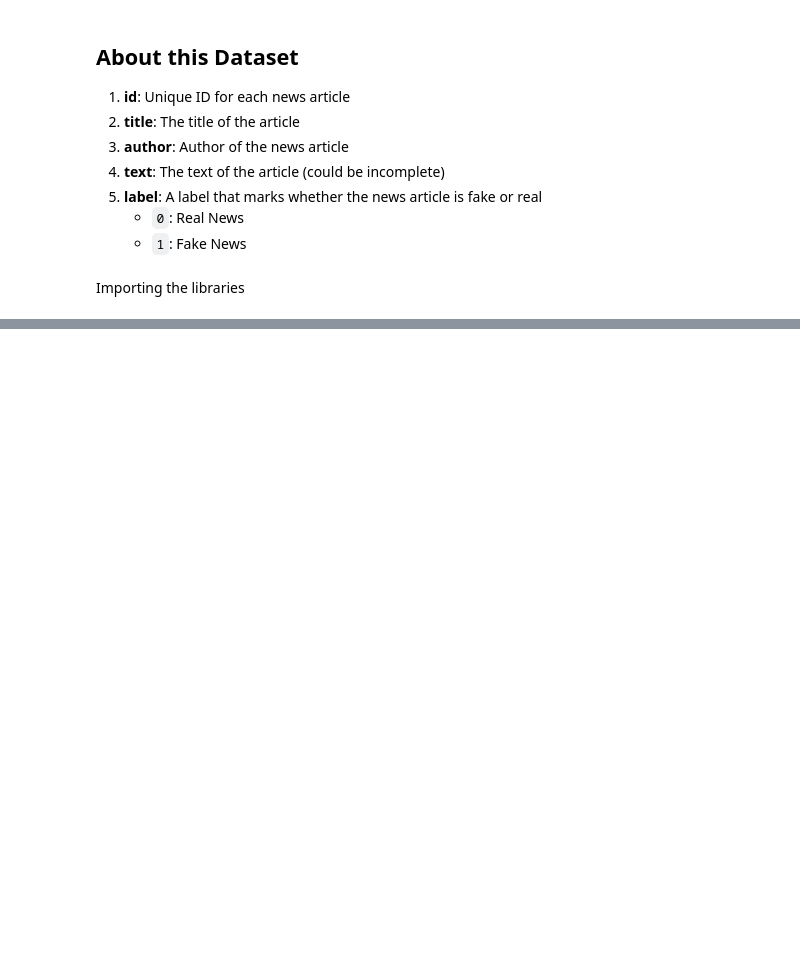
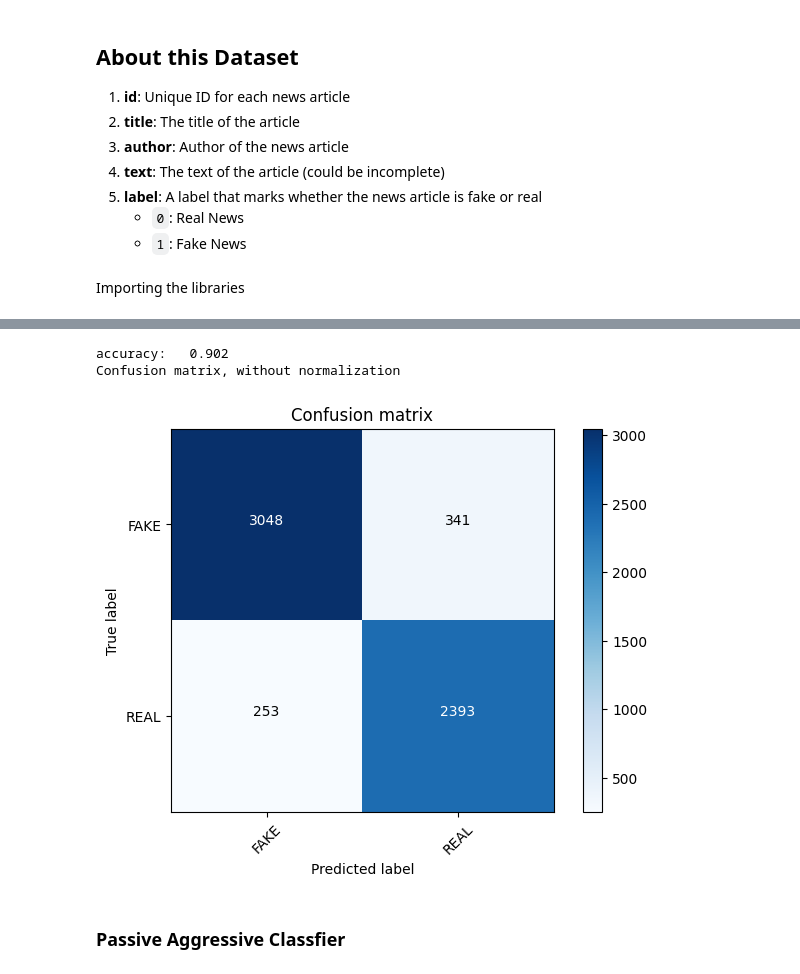
Before and after one commit to jaydeep3704/fake_news_detection, a Jupyter notebook: classifier.ipynb, the cells around one changed output, grey strips where cells are left out. Drawn from its saved outputs; the diff is of its cells as text; code cells hidden in the pictures; blank space fills up the shorter version.

Commit message:
Made a machine learning model using naive bayes and passive aggressive with frontend

```diff
--- a/classifier.ipynb
+++ b/classifier.ipynb
@@ -254,0 +92,4 @@ The news is Fake
+# %%
+from sklearn.feature_extraction.text import  CountVectorizer
+cv=CountVectorizer(max_features=5000,ngram_range=(1,3))
+X=cv.fit_transform(corpus).toarray()
@@ -254,0 +100,6 @@ The news is Fake
+# %%
+y=messages['label']
+# %%
+#Train Test split
+from sklearn.model_selection import train_test_split
+X_train,X_test,Y_train,Y_test=train_test_split(X,y,test_size=0.33,random_state=0)
@@ -254,0 +196,3 @@ The news is Fake
+# %%
+from sklearn.naive_bayes import MultinomialNB
+classifier=MultinomialNB()
@@ -254,0 +203,13 @@ The news is Fake
+# %%
+classifier.fit(X_train, Y_train)
+pred = classifier.predict(X_test)
+score = metrics.accuracy_score(Y_test, pred)
+print("accuracy:   %0.3f" % score)
+cm = metrics.confusion_matrix(Y_test, pred)
+plot_confusion_matrix(cm, classes=['FAKE', 'REAL'])
+# %% [output]
+accuracy:   0.902
+Confusion matrix, without normalization
+[figure, added]
+# %% [markdown]
+### Passive Aggressive Classfier
```
Also changed, not shown: parts of 61 cells of this notebook, 29 other files.
